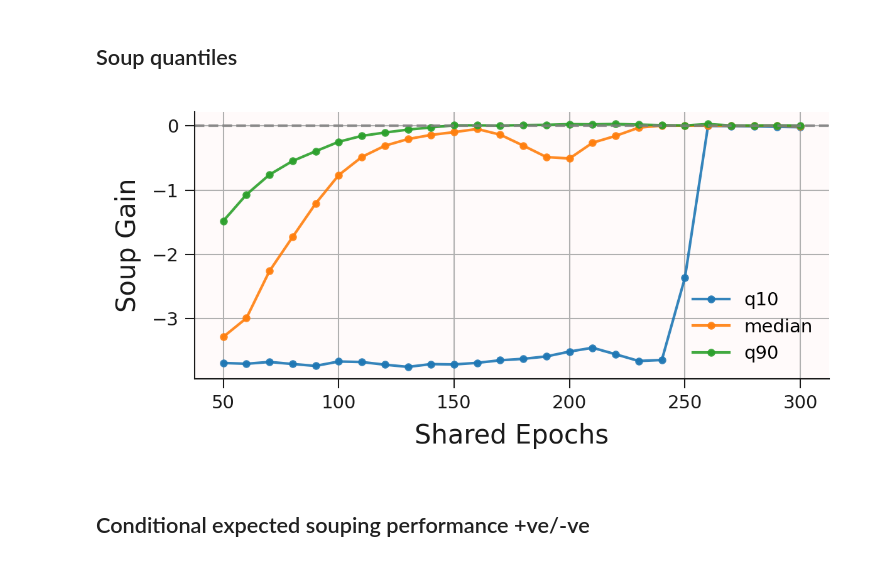
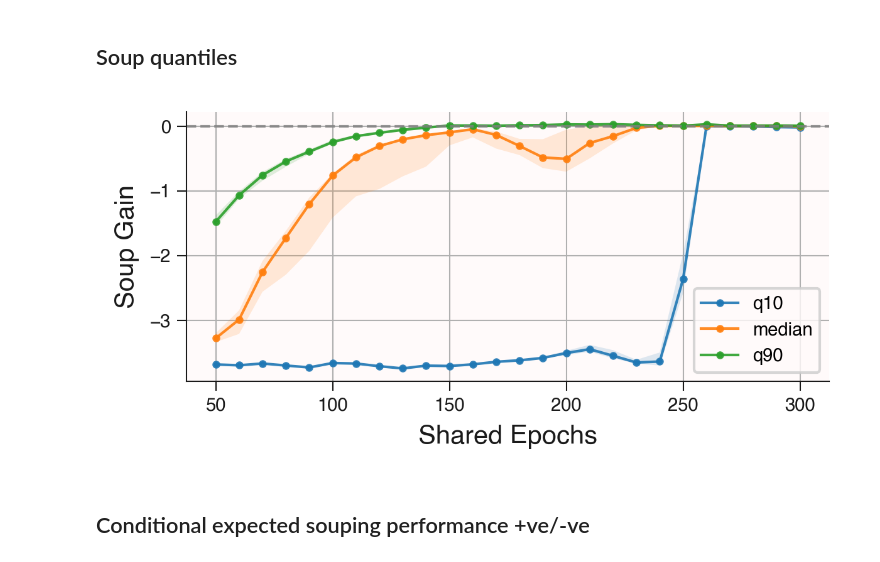
Before and after one commit to chipnbits/too-salty, a Jupyter notebook: notebooks/1. Shared Epochs.ipynb, the cells around one changed output. Saved outputs shown, nothing was run; the diff lists cells and outputs as text; code cells hidden in the pictures.

```diff
--- a/notebooks/1. Shared Epochs.ipynb
+++ b/notebooks/1. Shared Epochs.ipynb
@@ -14,0 +51,16 @@ np.float64(4.864101571655273)
+# %%
+k_list = [-50, -5, 0, 0.5]
+g = soups['acc_gain_vs_best_parent'].dropna().to_numpy()
+g_sorted = np.sort(g)
+
+cdf_pos = np.array([(g_sorted <= k).mean() for k in k_list])  # in [0,1]
+q_min, q_max = cdf_pos.min(), cdf_pos.max()
+q_scaled = (cdf_pos - q_min) / (q_max - q_min)
+# %%
+prob_df = soups.groupby('shared_epochs').size().to_frame('n')
+
+for k in k_list:
+    prob_df[f'{k}%'] = soups['acc_gain_vs_best_parent'].gt(k).groupby(soups['shared_epochs']).mean()
+
+prob_wide = prob_df.reset_index().sort_values('shared_epochs')
+cols_data = [f'{k:g}%' for k in k_list]
@@ -99,53 +278,26 @@ q_df = (
 # %%
 fig, ax = plt.subplots(figsize=(4,2))
 
-ax.plot(
-    q_df['shared_epochs'],
-    q_df['q10'],
-    label='q10',
-    marker='o',
-    markersize=2,
-    linewidth=1,
-    alpha=0.9
-)
+ax.plot(q_df['shared_epochs'], q_df['q10'], label='q10', marker='o', markersize=2, linewidth=1, alpha=0.9)
+ax.fill_between(q_df['shared_epochs'], q_df['q10_lo'], q_df['q10_hi'], alpha=0.15, linewidth=0)
 
-ax.plot(
-    q_df['shared_epochs'],
-    q_df['median'],
-    label='median',
-    marker='o',
-    markersize=2,
-    linewidth=1,
-    alpha=0.9
-)
+ax.plot(q_df['shared_epochs'], q_df['median'], label='median', marker='o', markersize=2, linewidth=1, alpha=0.9)
+ax.fill_between(q_df['shared_epochs'], q_df['median_lo'], q_df['median_hi'], alpha=0.15, linewidth=0)
 
-ax.plot(
-    q_df['shared_epochs'],
-    q_df['q90'],
-    label='q90',
-    marker='o',
-    markersize=2,
-    linewidth=1,
-    alpha=0.9
-)
+ax.plot(q_df['shared_epochs'], q_df['q90'], label='q90', marker='o', markersize=2, linewidth=1, alpha=0.9)
+ax.fill_between(q_df['shared_epochs'], q_df['q90_lo'], q_df['q90_hi'], alpha=0.15, linewidth=0)
 
 ax.axhline(0, linewidth=1, alpha=0.8, color='gray', linestyle='--')
 
 ax.set_xlabel('Shared Epochs', fontsize=10)
 ax.set_ylabel('Soup Gain', fontsize=10)
-# ax.set_title('Quantiles of soup gain vs shared epochs', fontsize=13)
-
-# ax.grid(True, which='major', alpha=0.3)
-# ax.minorticks_on()
-# ax.grid(True, which='minor', alpha=0.15)
-
-ax.legend(frameon=False)
+ax.legend(frameon=True)
 
 plt.tight_layout()
-plt.savefig('../iclr_report/figures/soup_gain_quantiles_vs_shared_epochs.pdf')
+plt.savefig('../iclr_report/figures/soup_gain_quantiles_vs_shared_epochs_with_ci.pdf')
 plt.show()
 # %% [output]
-[figure, old version]
+[figure, new version]
 # %% [markdown]
 ## Conditional expected souping performance +ve/-ve
 # %%
```
Also changed, not shown: parts of 20 cells of this notebook, 12 other files.
